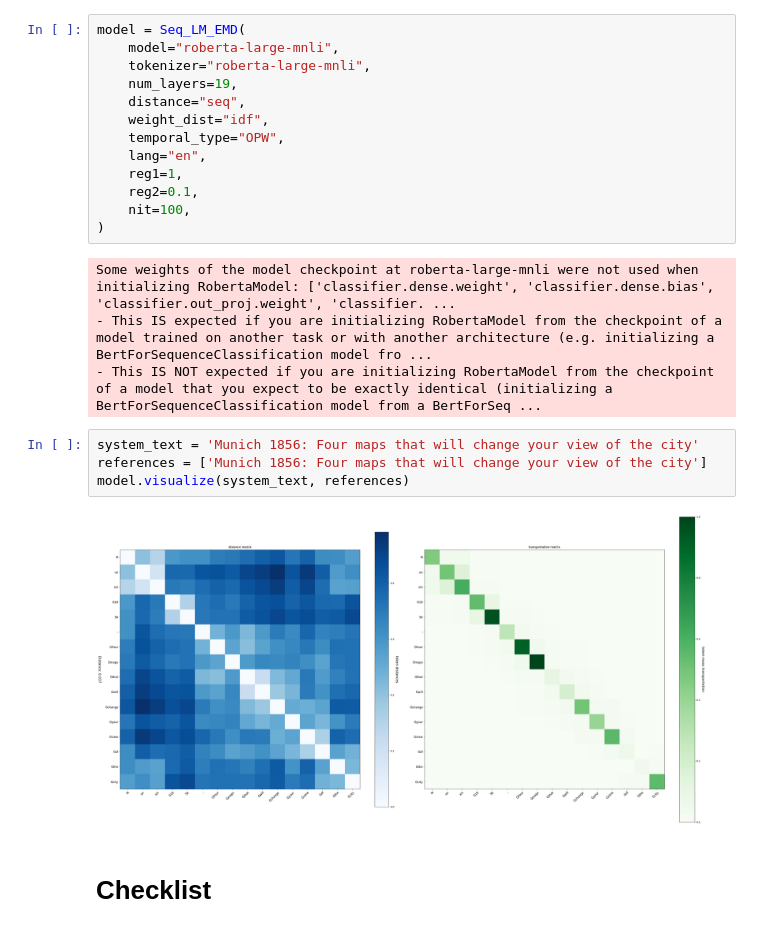
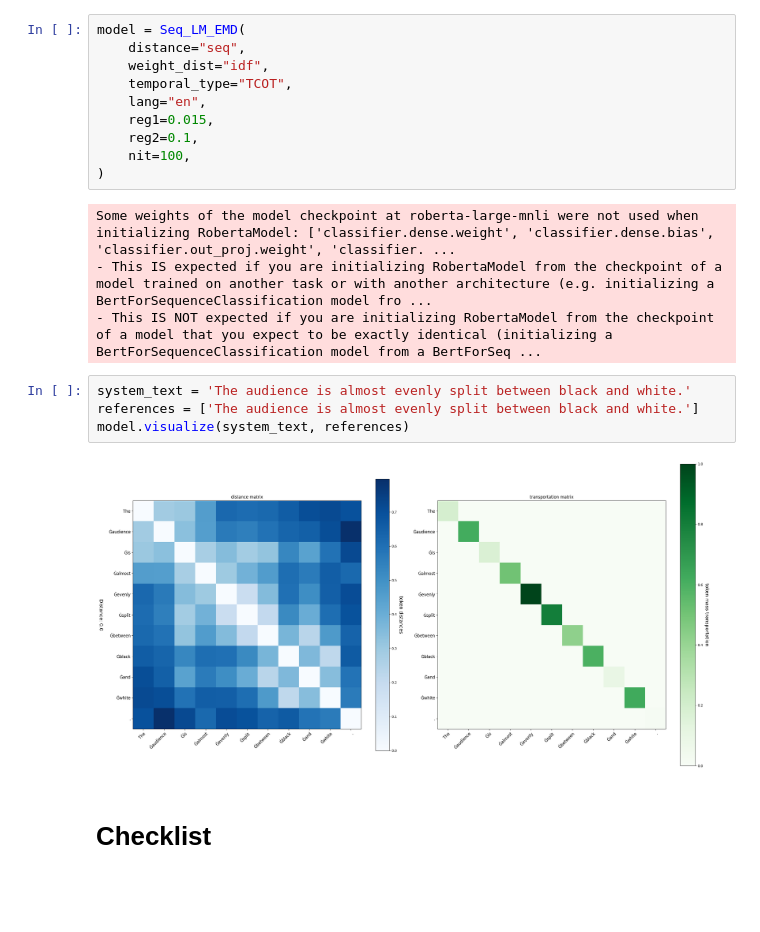
Before and after one commit to eriknovak/OPWScore, a Jupyter notebook: notebooks/02-eriknovak-lm-emd.ipynb, the cells around one changed output. Saved outputs shown, nothing was run; the diff lists cells and outputs as text; blank space fills up the shorter version.

```diff
--- a/notebooks/02-eriknovak-lm-emd.ipynb
+++ b/notebooks/02-eriknovak-lm-emd.ipynb
@@ -8,14 +11,11 @@
 from src.models.model import Seq_LM_EMD
 # %%
 model = Seq_LM_EMD(
-    model="roberta-large-mnli",
-    tokenizer="roberta-large-mnli",
-    num_layers=19,
     distance="seq",
     weight_dist="idf",
-    temporal_type="OPW",
+    temporal_type="TCOT",
     lang="en",
-    reg1=1,
+    reg1=0.015,
     reg2=0.1,
     nit=100,
 )
@@ -23,12 +23,12 @@ model = Seq_LM_EMD(
 Some weights of the model checkpoint at roberta-large-mnli were not used when initializing RobertaModel: ['classifier.dense.weight', 'classifier.dense.bias', 'classifier.out_proj.weight', 'classifier. ...
 - This IS expected if you are initializing RobertaModel from the checkpoint of a model trained on another task or with another architecture (e.g. initializing a BertForSequenceClassification model fro ...
 - This IS NOT expected if you are initializing RobertaModel from the checkpoint of a model that you expect to be exactly identical (initializing a BertForSequenceClassification model from a BertForSeq ...
-# %%
-system_text = 'Munich 1856: Four maps that will change your view of the city'
-references = ['Munich 1856: Four maps that will change your view of the city']
-model.visualize(system_text, references)
-# %% [output]
-[figure, removed]
+# %%
+system_text = 'The audience is almost evenly split between black and white.'
+references = ['The audience is almost evenly split between black and white.']
+model.visualize(system_text, references)
+# %% [output]
+[figure, added]
 # %% [markdown]
 # Checklist
 # %%
```
Also changed, not shown: parts of 1 cell of this notebook, 9 other files.
